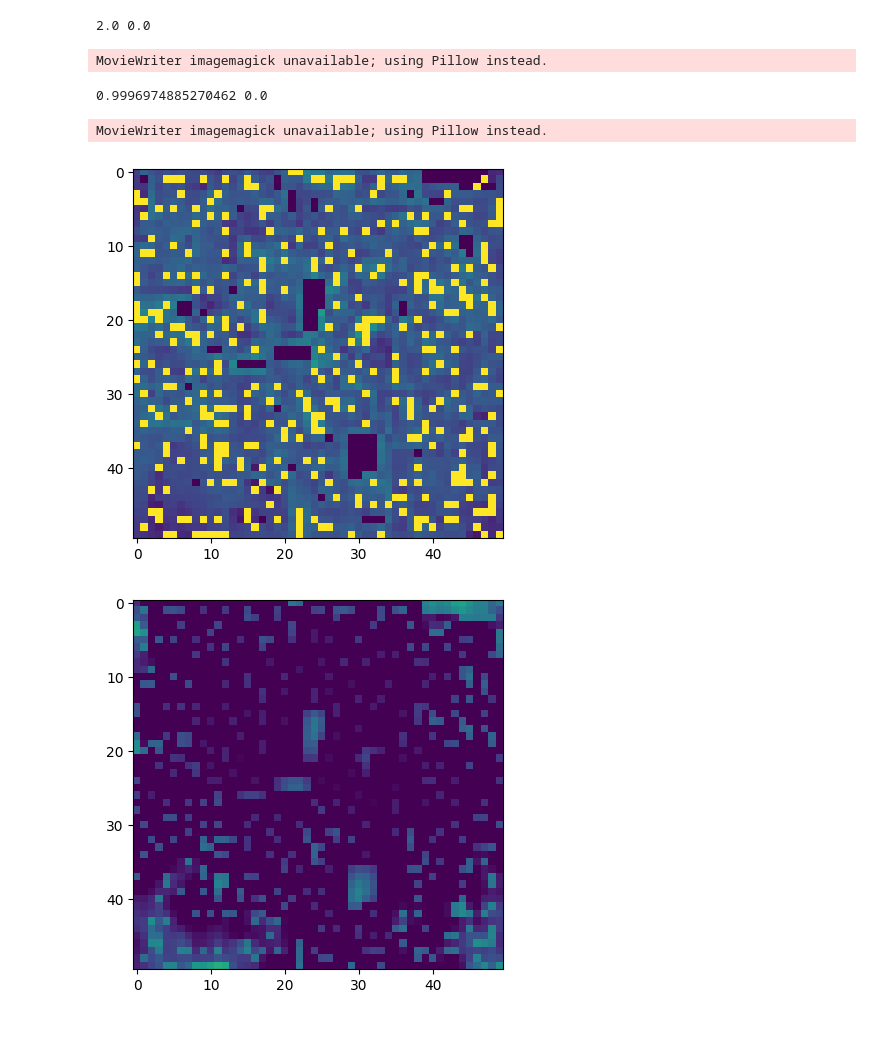
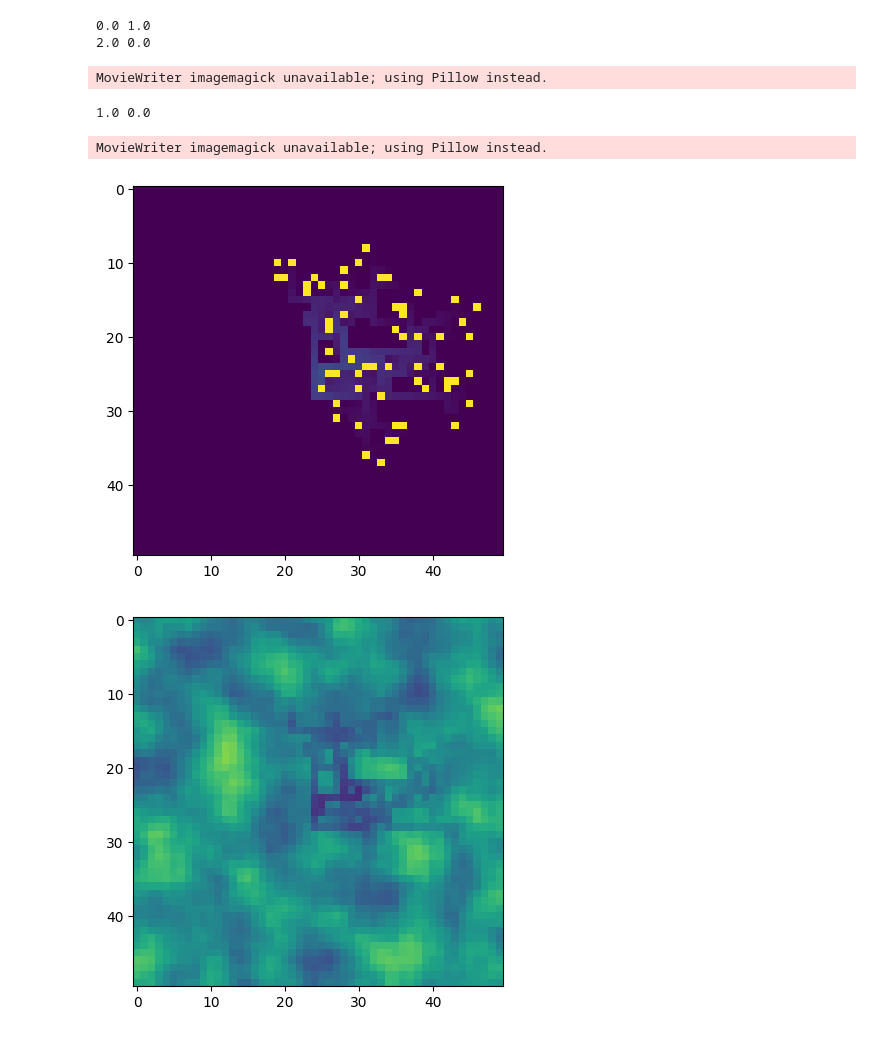
Before and after one commit to jGrzyb/Fungal-growth-simulation, a Jupyter notebook: simulation.ipynb, the cells around one changed output. Drawn from its saved outputs; the diff is of its cells as text; code cells hidden in the pictures.

Commit message:
noise

```diff
--- a/simulation.ipynb
+++ b/simulation.ipynb
@@ -17,6 +18,9 @@ lr = {
     "DOWN": 2,
     "LEFT": 3
 }
+
+def normalize(value, prev_lower, prev_upper, lower, upper):
+    return (value - prev_lower) / (prev_upper - prev_lower) * (upper - lower) + lower
 
 class Fungus:
     def __init__(self, greed=0.01):
@@ -41,11 +45,11 @@ class Hyphae():
     def to_global(self, direction):
         return (self.direction + direction) % 4
 
-    def update(self, grid, x, y):
+    def update(self, grid, x, y, distance = 0.5):
         movements = [
-            (np.random.rand() < 0.6, lr["UP"]),   # relative forward
-            (np.random.rand() < 0.2, lr["LEFT"]),       # relative left
-            (np.random.rand() < 0.2, lr["RIGHT"])       # relative right
+            (np.random.rand() < distance * normalize(grid[x,y].substrate, 0, 1, 0.5, 1), lr["UP"]),   # relative forward
+            (np.random.rand() < distance**2 * normalize(grid[x,y].substrate, 0, 1, 0.5, 1), lr["LEFT"]),       # relative left
+            (np.random.rand() < distance**2 * normalize(grid[x,y].substrate, 0, 1, 0.5, 1), lr["RIGHT"])       # relative right
         ]
 
         has_moved = False
@@ -83,7 +87,10 @@ class Cell:
 
 class Grid:
     def __init__(self, size=100):
-        self.grid = np.array([[Cell(np.random.rand()) for _ in range(size)] for _ in range(size)])
+        noise = get_fractal_noise(size, size, 0.5, [2, 10])
+        noise = normalize(noise, np.min(noise), np.max(noise), 0, 1)
+        print(np.min(noise), np.max(noise))
+        self.grid = np.array([[Cell(noise[i, j]) for j in range(size)] for i in range(size)])
         self.grid[size//2, size//2].content = Hyphae(0)
         self.fungus_images = []
         self.substrate_images = []
@@ -152,49 +159,44 @@ class Grid:
                 for j in range(self.grid.shape[1]):
                     self.grid[i, j].update(new_grid, i, j)
 
-            # gi, ni = np.zeros(self.grid.shape), np.zeros(self.grid.shape)
-            # for i in range(self.grid.shape[0]):
-            #     for j in range(self.grid.shape[1]):
-            #         gi[i, j] = 0 if self.grid[i, j].content is None else self.grid[i, j].content.fungus if isinstance(self.grid[i, j].content, Fungus) else 2
-            #         ni[i, j] = 0 if new_grid[i, j].content is None else new_grid[i, j].content.fungus if isinstance(new_grid[i, j].content, Fungus) else 2
-            # fig, ax = plt.subplots(1, 2)
-            # ax[0].imshow(gi)
-            # ax[1].imshow(ni)
-            # plt.show()
-
             self.grid = new_grid
             self.fungus_images.append(self.fungus_to_image())
             self.substrate_images.append(self.substrate_to_image())
 
     def animate(self, images, fileName):
         fig, ax = plt.subplots()
         ims = []
         max_value = max([np.max(image) for image in images])
         min_value = min([np.min(image) for image in images])
         print(max_value, min_value)
         for image in images:
             im = ax.imshow(image, animated=True, vmin=0, vmax=max_value)
             ims.append([im])
         ani = animation.ArtistAnimation(fig, ims, interval=50, blit=True, repeat_delay=1000, repeat=True)
         ani.save(f'{fileName}.gif', writer='imagemagick')
 
     def generate_gifs(self):
         self.animate(self.fungus_images, "fungus")
         self.animate(self.substrate_images, "substrate")
 
 
 
 
 
 
 
 grid = Grid(50)
-grid.run(100)
+grid.run(50)
 grid.generate_gifs()
+
+
+# hyphae cost
+# translocation cost
 # %% [output]
+0.0 1.0
 2.0 0.0
 MovieWriter imagemagick unavailable; using Pillow instead.
-0.9996974885270462 0.0
+1.0 0.0
 MovieWriter imagemagick unavailable; using Pillow instead.
-[figure, old version]
+[figure, new version]
-[figure, old version]
+[figure, new version]
```
Also changed, not shown: parts of 1 cell of this notebook.
